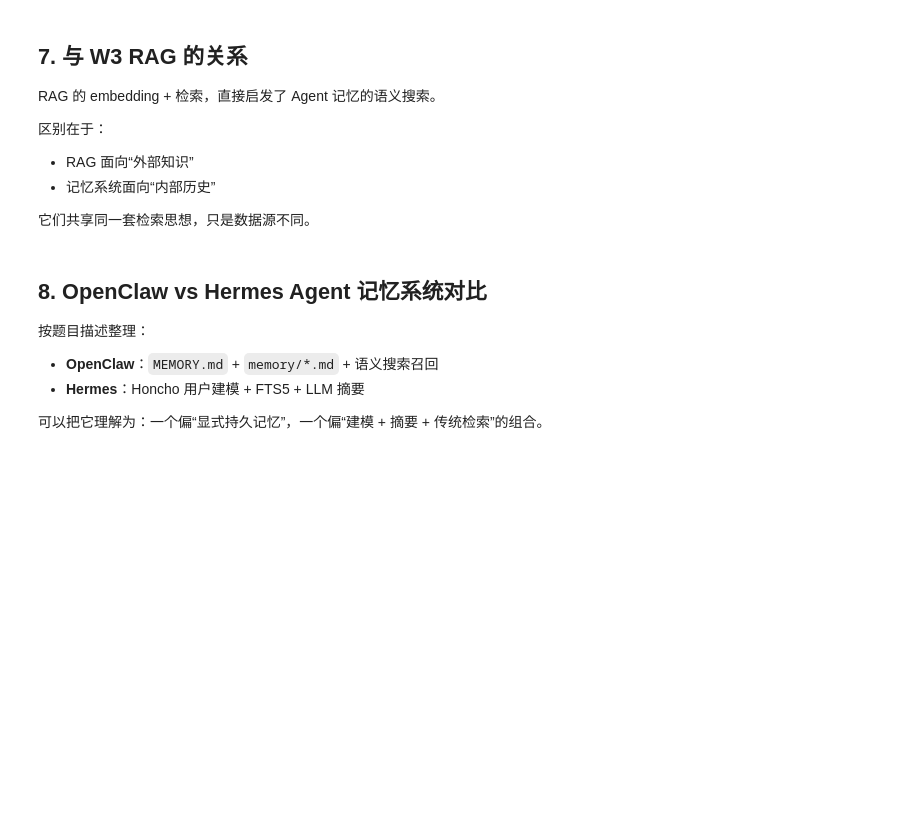
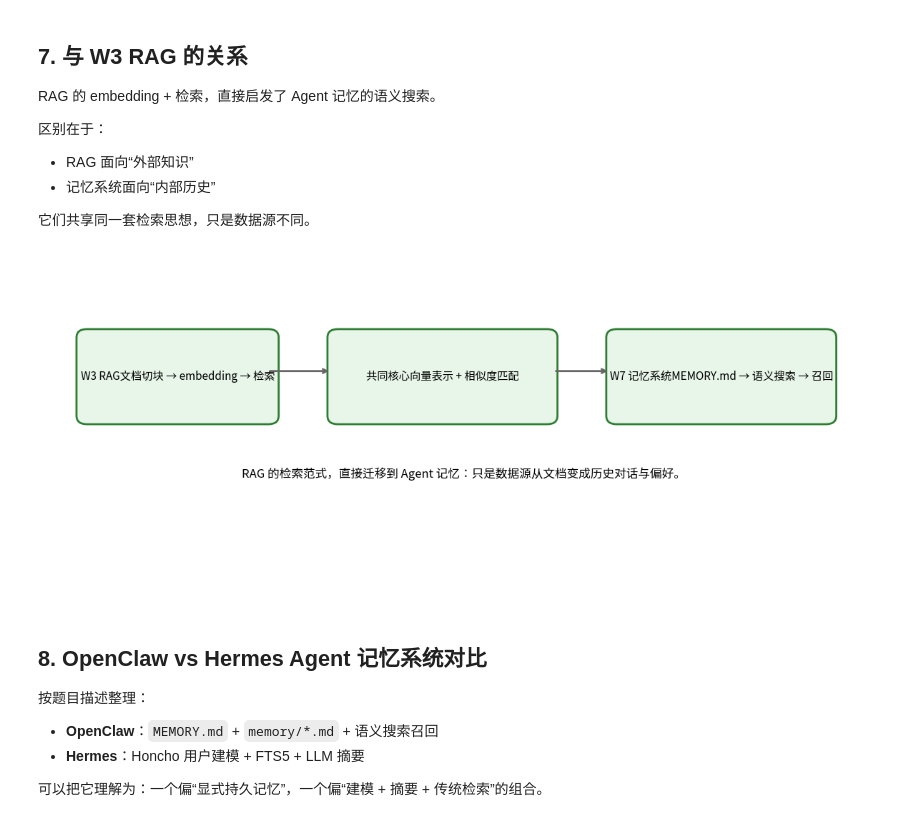
Before and after one commit to Gujiaweiguo/ai-learning-notes, a Jupyter notebook: 第7周/第7周-Day2-记忆系统与语义搜索.ipynb, the cells around one changed output. Drawn from its saved outputs; the diff is of its cells as text; code cells hidden in the pictures; blank space fills up the shorter version.

```diff
--- a/第7周/第7周-Day2-记忆系统与语义搜索.ipynb
+++ b/第7周/第7周-Day2-记忆系统与语义搜索.ipynb
@@ -351,31 +396,30 @@ RAG 的 embedding + 检索，直接启发了 Agent 记忆的语义搜索。
 # %%
 # 与 W3 RAG 检索理论的关联
 from matplotlib.patches import FancyBboxPatch
 
 fig, ax = plt.subplots(figsize=(12, 5))
 ax.set_xlim(0, 12)
 ax.set_ylim(0, 6)
 ax.axis("off")
 
 boxes = [
-    (0.6, 3.2, 2.6, 1.4, "W3 RAG
-文档切块 → embedding → 检索"),
-    (4.2, 3.2, 3.0, 1.4, "共同核心
-向量表示 + 相似度匹配"),
-    (8.2, 3.2, 3.0, 1.4, "W7 记忆系统
-MEMORY.md → 语义搜索 → 召回"),
+    (0.6, 3.2, 2.6, 1.4, "W3 RAG文档切块 → embedding → 检索"),
+    (4.2, 3.2, 3.0, 1.4, "共同核心向量表示 + 相似度匹配"),
+    (8.2, 3.2, 3.0, 1.4, "W7 记忆系统MEMORY.md → 语义搜索 → 召回"),
 ]
 
 for x, y, w, h, label in boxes:
     patch = FancyBboxPatch((x, y), w, h, boxstyle="round,pad=0.15", facecolor="#E8F5E9", edgecolor="#2E7D32", linewidth=2)
     ax.add_patch(patch)
     ax.text(x + w / 2, y + h / 2, label, ha="center", va="center", fontsize=11)
 
 ax.annotate("", xy=(4.1, 4.0), xytext=(3.2, 4.0), arrowprops=dict(arrowstyle="->", lw=2, color="#666"))
 ax.annotate("", xy=(8.1, 4.0), xytext=(7.3, 4.0), arrowprops=dict(arrowstyle="->", lw=2, color="#666"))
 ax.text(6, 2.1, "RAG 的检索范式，直接迁移到 Agent 记忆：只是数据源从文档变成历史对话与偏好。", ha="center", fontsize=12)
 plt.tight_layout()
 plt.show()
+# %% [output]
+[figure, added]
 # %% [markdown]
 ## 8. OpenClaw vs Hermes Agent 记忆系统对比
 
```
Also changed, not shown: parts of 9 cells of this notebook, 6 other files.
